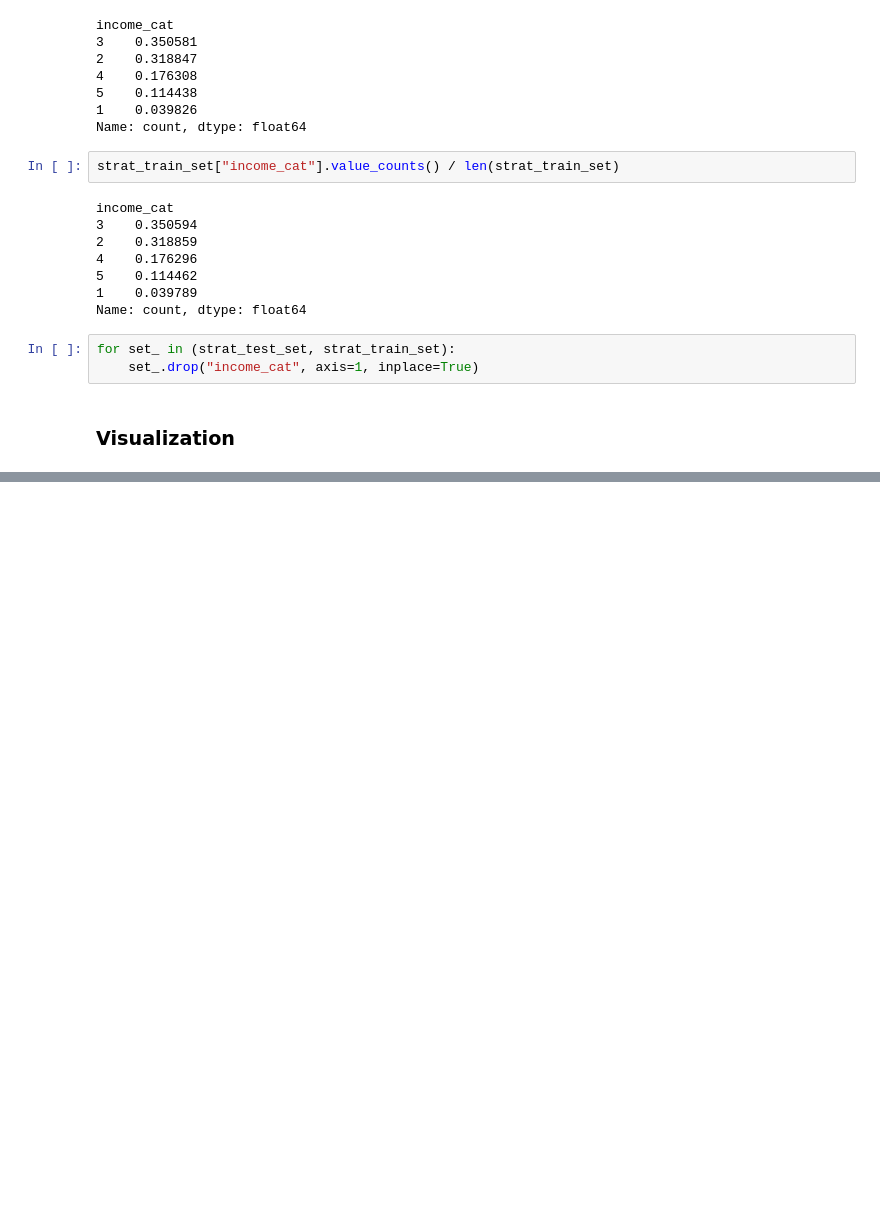
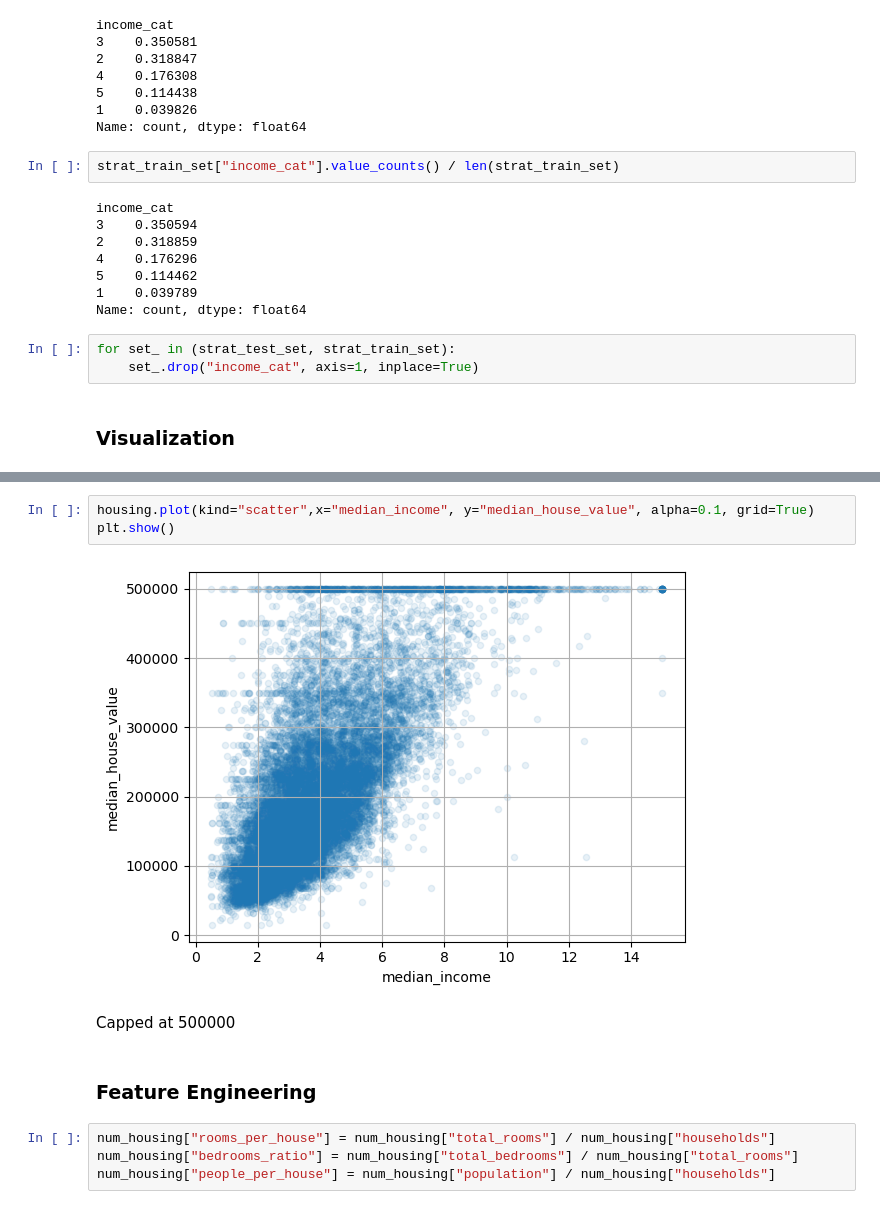
Before and after one commit to Kalebb12/Machine-Learning, a Jupyter notebook: linear_reg/02_house_prices.ipynb, the cells around one changed output, grey strips where cells are left out. Cells and saved outputs as stored; diff of their text form; blank space fills up the shorter version.

```diff
--- a/linear_reg/02_house_prices.ipynb
+++ b/linear_reg/02_house_prices.ipynb
@@ -134,0 +175,13 @@ for set_ in (strat_test_set, strat_train_set):
+# %%
+housing.plot(kind="scatter",x="median_income", y="median_house_value", alpha=0.1, grid=True)
+plt.show()
+# %% [output]
+[figure, added]
+# %% [markdown]
+Capped at 500000
+# %% [markdown]
+### Feature Engineering
+# %%
+num_housing["rooms_per_house"] = num_housing["total_rooms"] / num_housing["households"]
+num_housing["bedrooms_ratio"] = num_housing["total_bedrooms"] / num_housing["total_rooms"]
+num_housing["people_per_house"] = num_housing["population"] / num_housing["households"]
```
Also changed, not shown: parts of 9 cells of this notebook.
